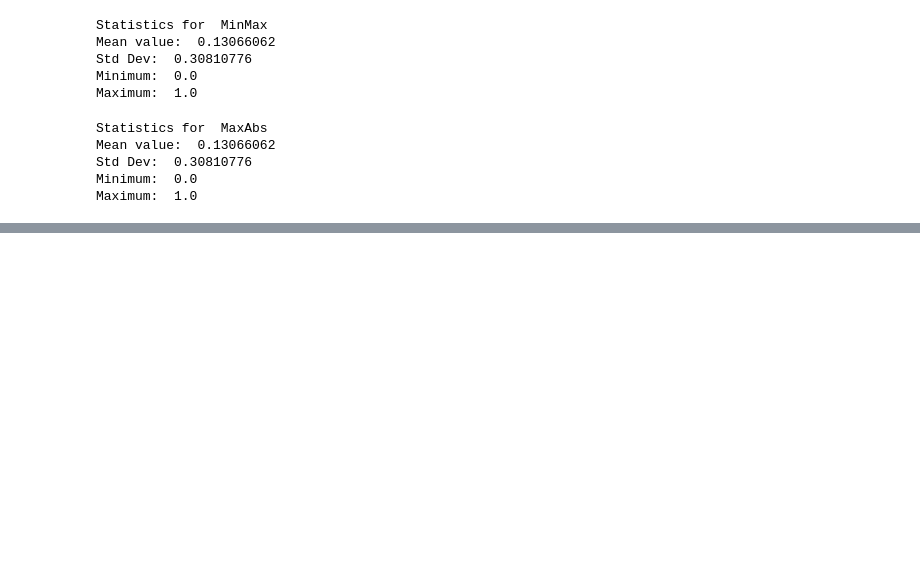
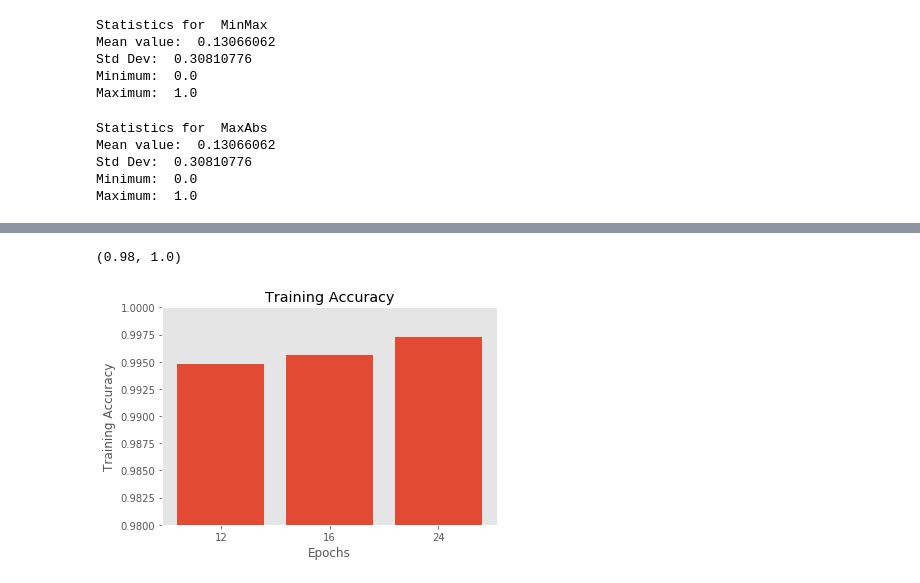
Before and after one commit to SMS-NED16/FYP-DL, a Jupyter notebook: fyp-assignments/02_MNIST_Hyperparams_CNN/FYP Assignment 02 - Hyperparameter Tuning - MNIST Digits.ipynb, the cells around one changed output, grey strips where cells are left out. Drawn from its saved outputs; the diff is of its cells as text; code cells hidden in the pictures; blank space fills up the shorter version.

```diff
--- a/fyp-assignments/02_MNIST_Hyperparams_CNN/FYP Assignment 02 - Hyperparameter Tuning - MNIST Digits.ipynb
+++ b/fyp-assignments/02_MNIST_Hyperparams_CNN/FYP Assignment 02 - Hyperparameter Tuning - MNIST Digits.ipynb
@@ -451,0 +487,31 @@ Maximum:  1.0
+# %%
+epoch_histories = {
+    '12': load_history('scaling_minmax'),
+    '16': load_history('epochs_16'),
+    '24': load_history('epochs_24')
+}
+# %%
+# Creating a dictionary to populate with minimum losses and maximum accs
+# for each metric of each dictionary in the epoch
+epoch_data = {
+    'loss': {},
+    'val_loss': {},
+    'acc': {},
+    'val_acc': {}
+}
+# %%
+for key, item in epoch_histories.items():
+    epoch_data['loss'][key] = np.min(item['loss'])
+    epoch_data['val_loss'][key] = np.min(item['val_loss'])
+    epoch_data['acc'][key] = np.max(item['acc'])
+    epoch_data['val_acc'][key] = np.max(item['val_acc'])
+# %%
+epochs_df = pd.DataFrame.from_dict(epoch_data)
+# %%
+plt.bar(epochs_df.index, epochs_df['acc'])
+plt.xlabel('Epochs'); plt.ylabel('Training Accuracy')
+plt.grid(); plt.title('Training Accuracy')
+plt.ylim([0.98, 1.0])
+# %% [output]
+(0.98, 1.0)
+[figure, added]
```
Also changed, not shown: parts of 12 cells of this notebook.
